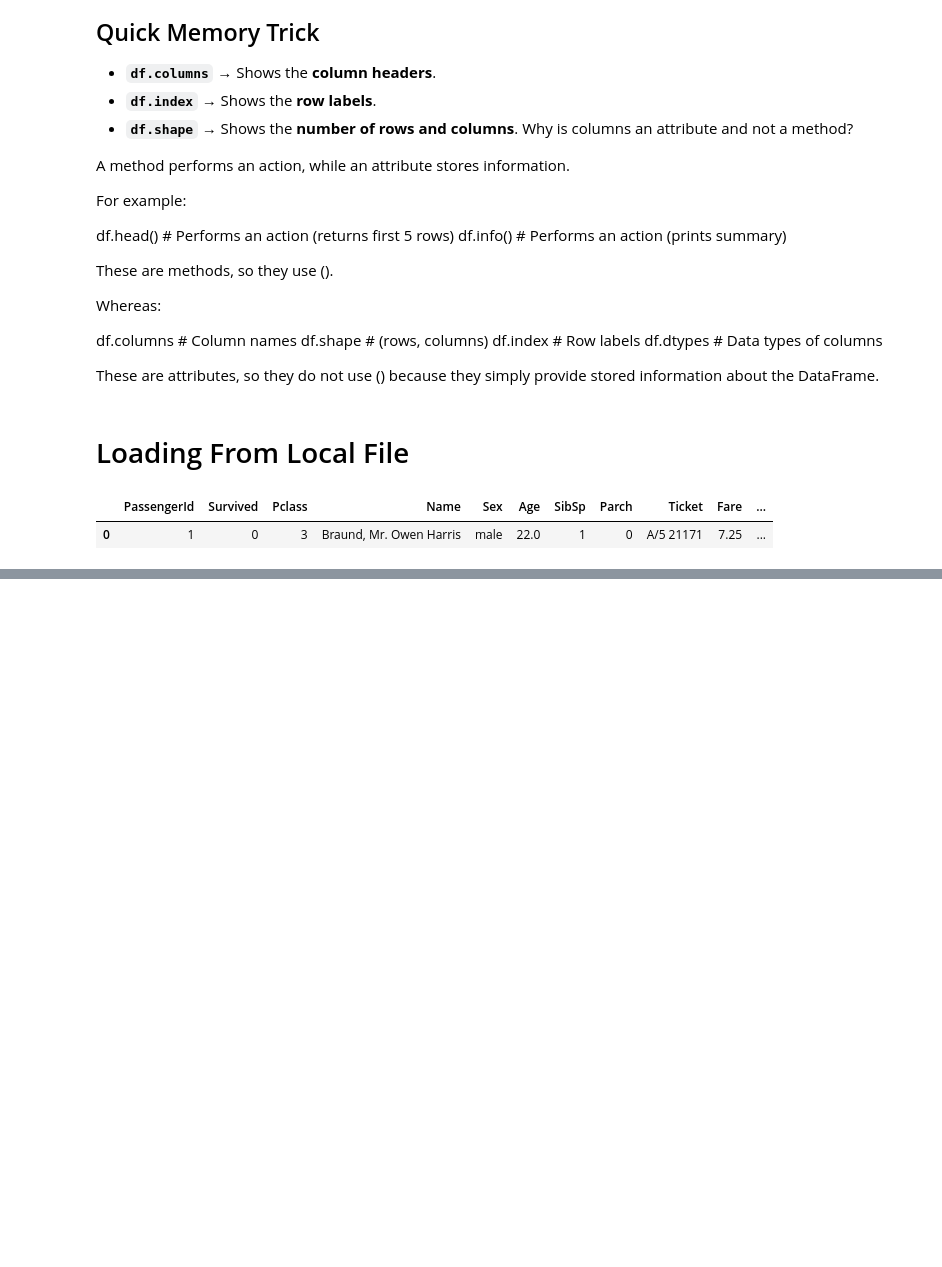
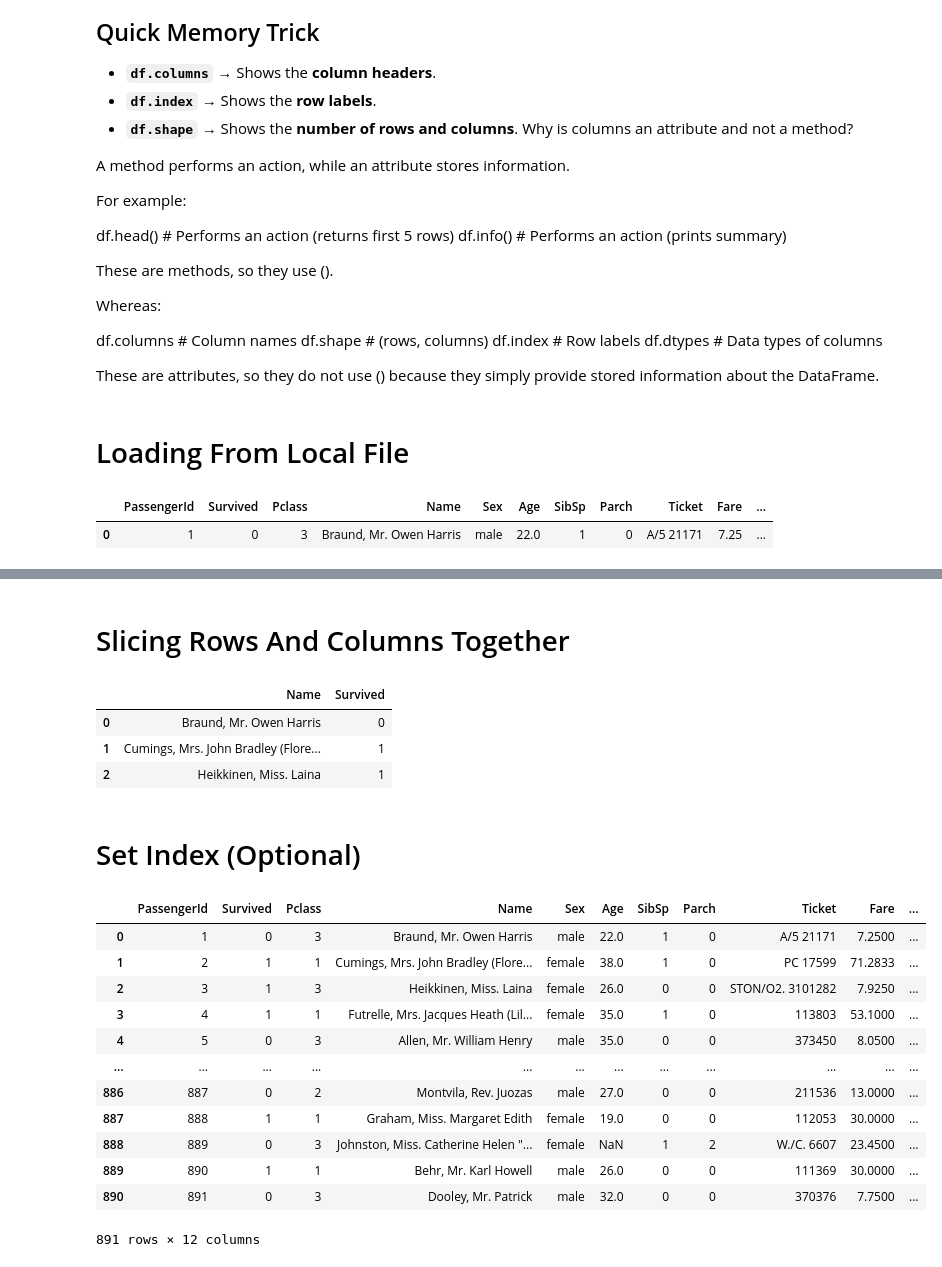
Before and after one commit to Shubham141-Git/Data-Science-Learning, a Jupyter notebook: level_2/22-02-2026-Pandas-2/July-3-2026.ipynb, the cells around one changed output, grey strips where cells are left out. Saved outputs shown, nothing was run; the diff lists cells and outputs as text; code cells hidden in the pictures; blank space fills up the shorter version.

```diff
--- a/level_2/22-02-2026-Pandas-2/July-3-2026.ipynb
+++ b/level_2/22-02-2026-Pandas-2/July-3-2026.ipynb
@@ -1928,0 +2012,55 @@ df.head(1)
+# %% [markdown]
+# Slicing Rows And Columns Together
+# %%
+import pandas as pd
+titanic_dataset_local_url = "titanic.csv"
+df = pd.read_csv(titanic_dataset_local_url)
+
+# Rows 0 to 4 , only the columns 'Name' and 'Age'
+df.loc[0:4, ['Name', 'Age']] # This will return a Data
+
+# forst 3 rows and first 2 columns
+df.iloc[0:3, 0:2] # This will return a DataFrame containing the first 3 rows (0, 1, 2) and the first 2 columns (0, 1) of the original DataFrame. The iloc indexer is used to select rows and columns based on their integer positions. The slicing operation 0:3 selects rows at positions 0, 1, and 2, while the slicing operation 0:2 selects columns at positions 0 and 1.
+# here we have used iloc and not loc because we are using the integer positions of the rows and columns to select the data. The iloc indexer is specifically designed for this purpose, allowing us to access data based on its position in the DataFrame rather than its label. In contrast, loc is used for label-based indexing, where we would specify the row and column labels instead of their integer positions.
+
+
+#First 3 rows and name column first and then survived column
+df.iloc[0:3, [3,1]] # This will return a Data
+#Using Loc to get the first 3 rows and name column first and then survived column
+df.loc[0:3, ['Name', 'Survived']] # This will return a Data
+# %% [output]
+|  | Name | Survived |
+| 0 | Braund, Mr. Owen Harris | 0 |
+| 1 | Cumings, Mrs. John Bradley (Flore... | 1 |
+| 2 | Heikkinen, Miss. Laina | 1 |
+# %% [markdown]
+# Set Index (Optional)
+# %%
+import pandas as pd
+titanic_dataset_local_url = "titanic.csv"
+df = pd.read_csv(titanic_dataset_local_url)
+df.head()  # Display the first row of the DataFrame
+
+
+# Now I want to create my own index for the dataframe, which is a list of labels. I can do this by assigning a new list of labels to the index attribute of the DataFrame. For example, I can create a list of labels like ['row1', 'row2', 'row3', ...] and assign it to df.index. This will replace the default integer index with my custom labels.
+# Settting passengerId as index
+dfByPassengerId = df.set_index('PassengerId') # This will set the 'PassengerId'
+
+dfByPassengerId.head() # This will display the first few rows of the DataFrame with 'PassengerId' as the index. The original integer index will be replaced by the 'PassengerId' values, allowing for easier access to rows based on passenger IDs.
+
+#TO Reset the index to original integer index, we can use the reset_index() method. This will remove the current index (in this case, 'PassengerId') and replace it with a default integer index starting from 0. The original 'PassengerId' column will be added back to the DataFrame as a regular column.
+dfByPassengerId.reset_index() # This will reset the index of the DataFrame
+# %% [output]
+|  | PassengerId | Survived | Pclass | Name | Sex | Age | SibSp | Parch | Ticket | Fare | ... |
+| 0 | 1 | 0 | 3 | Braund, Mr. Owen Harris | male | 22.0 | 1 | 0 | A/5 21171 | 7.2500 | ... |
+| 1 | 2 | 1 | 1 | Cumings, Mrs. John Bradley (Flore... | female | 38.0 | 1 | 0 | PC 17599 | 71.2833 | ... |
+| 2 | 3 | 1 | 3 | Heikkinen, Miss. Laina | female | 26.0 | 0 | 0 | STON/O2. 3101282 | 7.9250 | ... |
+| 3 | 4 | 1 | 1 | Futrelle, Mrs. Jacques Heath (Lil... | female | 35.0 | 1 | 0 | 113803 | 53.1000 | ... |
+| 4 | 5 | 0 | 3 | Allen, Mr. William Henry | male | 35.0 | 0 | 0 | 373450 | 8.0500 | ... |
+| ... | ... | ... | ... | ... | ... | ... | ... | ... | ... | ... | ... |
+| 886 | 887 | 0 | 2 | Montvila, Rev. Juozas | male | 27.0 | 0 | 0 | 211536 | 13.0000 | ... |
+| 887 | 888 | 1 | 1 | Graham, Miss. Margaret Edith | female | 19.0 | 0 | 0 | 112053 | 30.0000 | ... |
+| 888 | 889 | 0 | 3 | Johnston, Miss. Catherine Helen "... | female | NaN | 1 | 2 | W./C. 6607 | 23.4500 | ... |
+| 889 | 890 | 1 | 1 | Behr, Mr. Karl Howell | male | 26.0 | 0 | 0 | 111369 | 30.0000 | ... |
+| 890 | 891 | 0 | 3 | Dooley, Mr. Patrick | male | 32.0 | 0 | 0 | 370376 | 7.7500 | ... |
+891 rows × 12 columns
```
Also changed, not shown: parts of 3 cells of this notebook.
